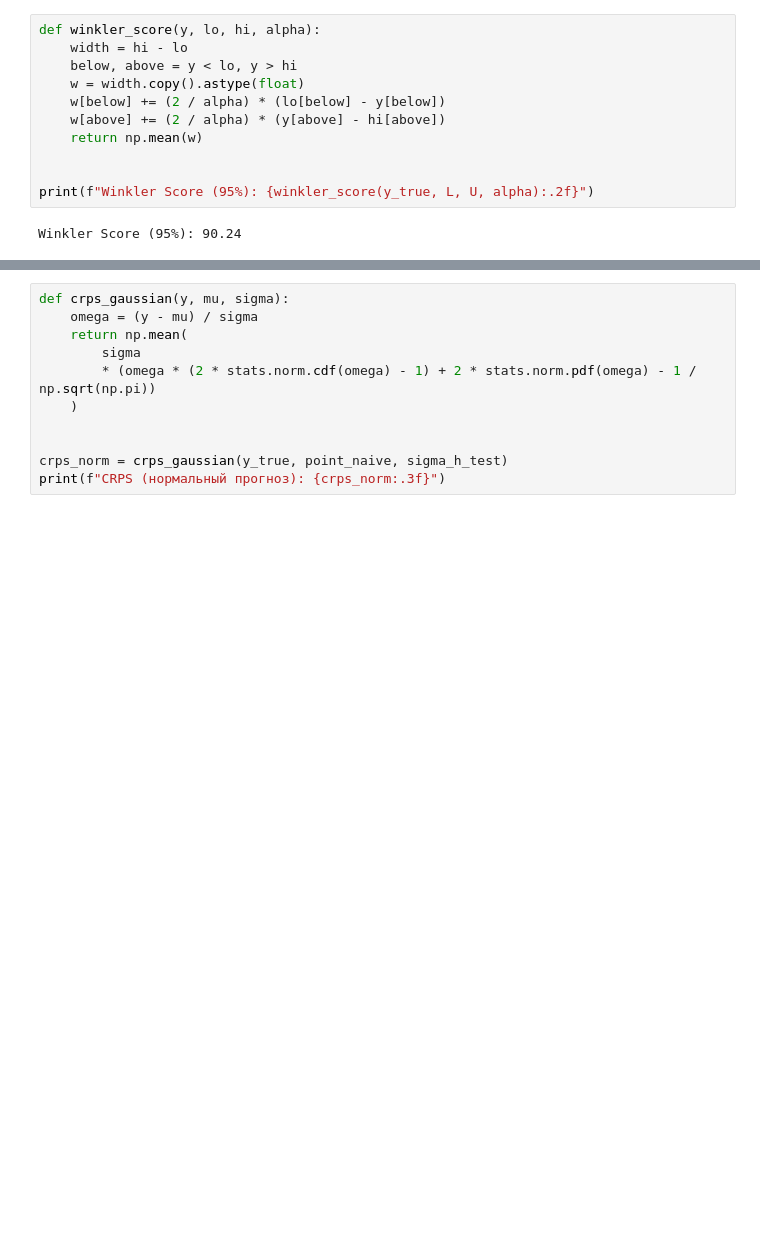
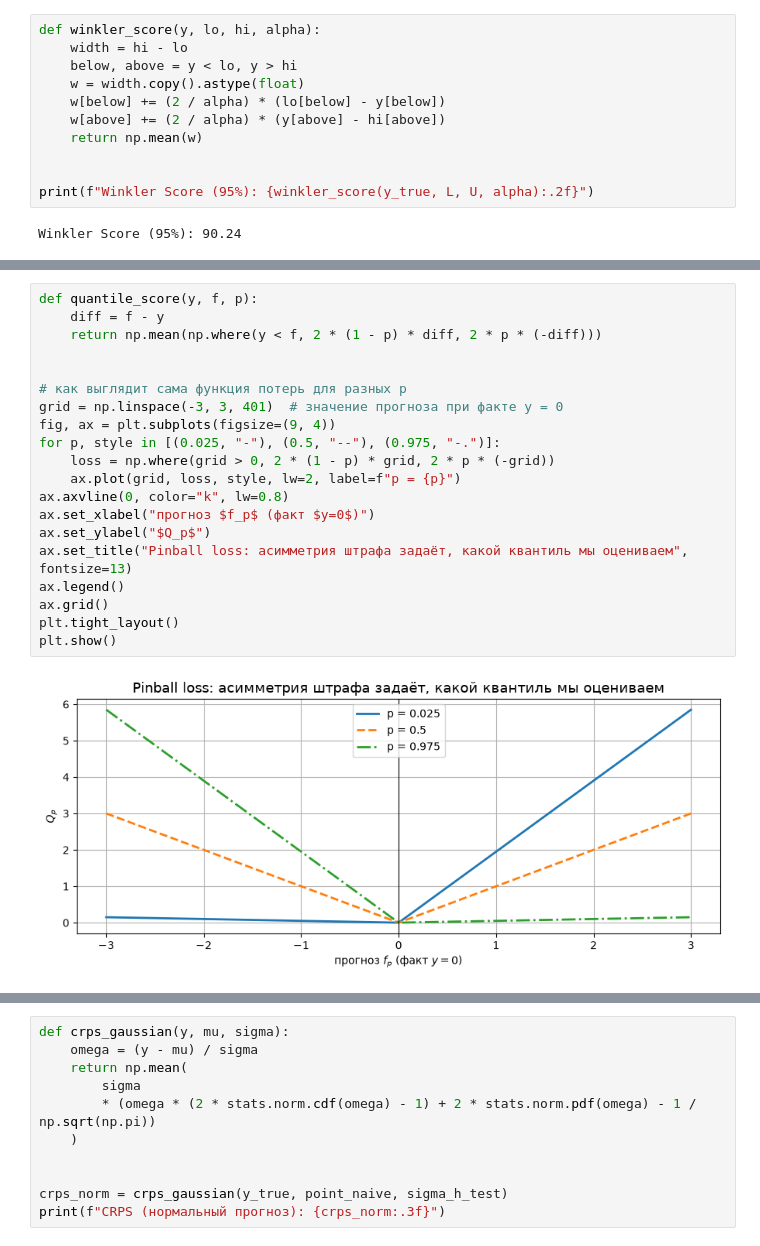
Before and after one commit to alex-hse-repository/time-series-cu-2026, a Jupyter notebook: week_2/part_1/03. Интервалы прогнозирования и оценка их качества.ipynb, the cells around one changed output, grey strips where cells are left out. Cells and saved outputs as stored; diff of their text form; blank space fills up the shorter version.

```diff
--- a/week_2/part_1/03. Интервалы прогнозирования и оценка их качества.ipynb
+++ b/week_2/part_1/03. Интервалы прогнозирования и оценка их качества.ipynb
@@ -399,0 +568,22 @@ $$
+# %%
+def quantile_score(y, f, p):
+    diff = f - y
+    return np.mean(np.where(y < f, 2 * (1 - p) * diff, 2 * p * (-diff)))
+
+
+# как выглядит сама функция потерь для разных p
+grid = np.linspace(-3, 3, 401)  # значение прогноза при факте y = 0
+fig, ax = plt.subplots(figsize=(9, 4))
+for p, style in [(0.025, "-"), (0.5, "--"), (0.975, "-.")]:
+    loss = np.where(grid > 0, 2 * (1 - p) * grid, 2 * p * (-grid))
+    ax.plot(grid, loss, style, lw=2, label=f"p = {p}")
+ax.axvline(0, color="k", lw=0.8)
+ax.set_xlabel("прогноз $f_p$ (факт $y=0$)")
+ax.set_ylabel("$Q_p$")
+ax.set_title("Pinball loss: асимметрия штрафа задаёт, какой квантиль мы оцениваем", fontsize=13)
+ax.legend()
+ax.grid()
+plt.tight_layout()
+plt.show()
+# %% [output]
+[figure, added]
```
Also changed, not shown: parts of 48 cells of this notebook, 2 other files.
